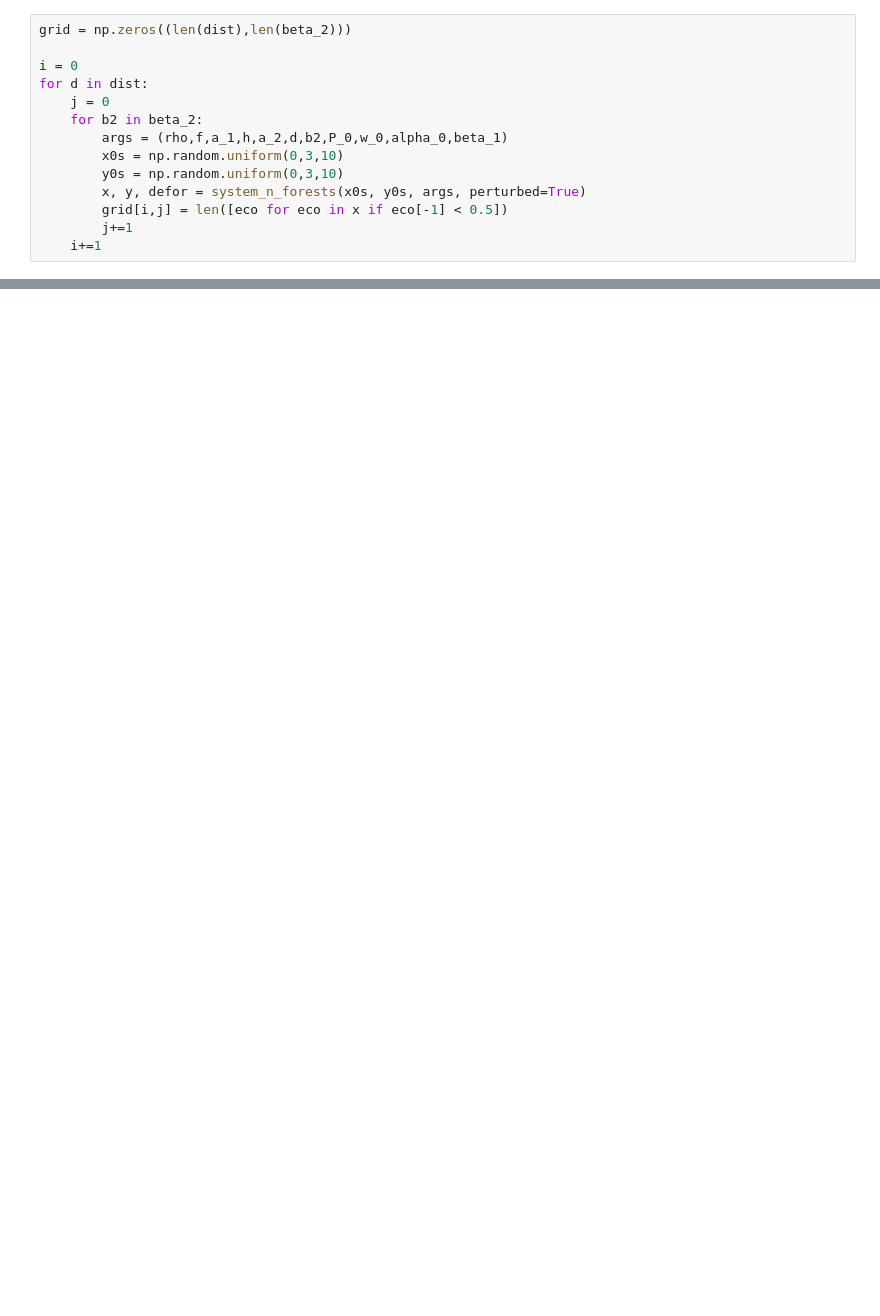
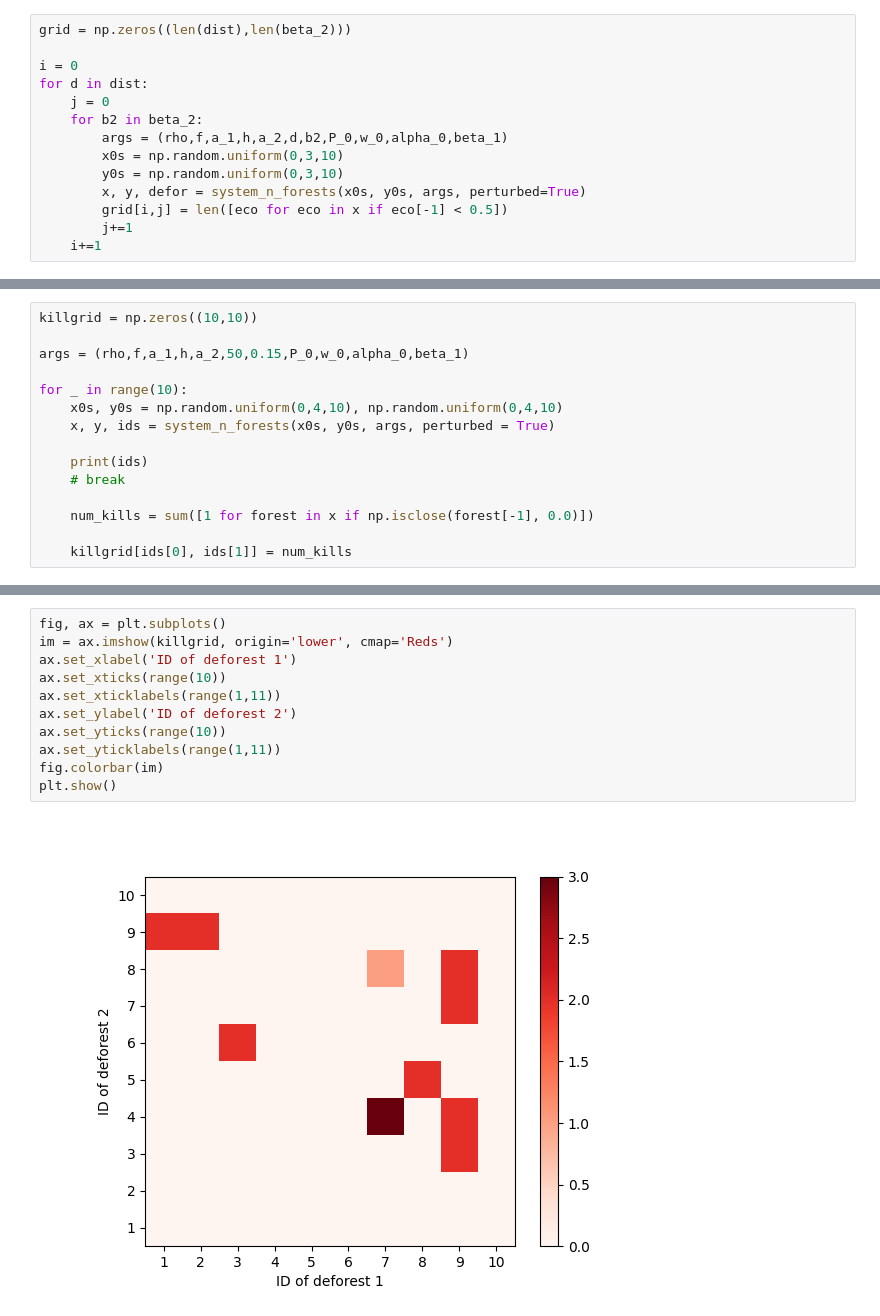
Before and after one commit to marcelvdla/CSSim, a Jupyter notebook: notebooks/heatmap.ipynb, the cells around one changed output, grey strips where cells are left out. Drawn from its saved outputs; the diff is of its cells as text; blank space fills up the shorter version.

Commit message:
random deforestation locations

```diff
--- a/notebooks/heatmap.ipynb
+++ b/notebooks/heatmap.ipynb
@@ -52,0 +55,15 @@ len(np.arange(0.1, 1.0, 0.05))
+# %%
+killgrid = np.zeros((10,10))
+
+args = (rho,f,a_1,h,a_2,50,0.15,P_0,w_0,alpha_0,beta_1)
+
+for _ in range(10):
+    x0s, y0s = np.random.uniform(0,4,10), np.random.uniform(0,4,10)
+    x, y, ids = system_n_forests(x0s, y0s, args, perturbed = True)
+
+    print(ids)
+    # break
+
+    num_kills = sum([1 for forest in x if np.isclose(forest[-1], 0.0)])
+
+    killgrid[ids[0], ids[1]] = num_kills
@@ -52,0 +81,13 @@ len(np.arange(0.1, 1.0, 0.05))
+# %%
+fig, ax = plt.subplots()
+im = ax.imshow(killgrid, origin='lower', cmap='Reds')
+ax.set_xlabel('ID of deforest 1')
+ax.set_xticks(range(10))
+ax.set_xticklabels(range(1,11))
+ax.set_ylabel('ID of deforest 2')
+ax.set_yticks(range(10))
+ax.set_yticklabels(range(1,11))
+fig.colorbar(im)
+plt.show()
+# %% [output]
+[figure, added]
```
Also changed, not shown: parts of 12 cells of this notebook.
